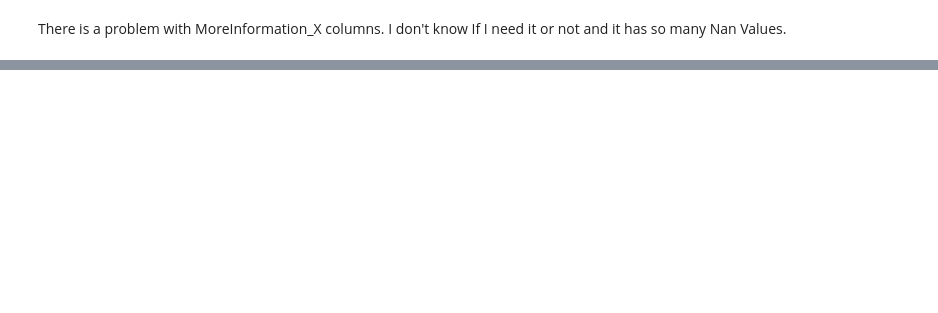
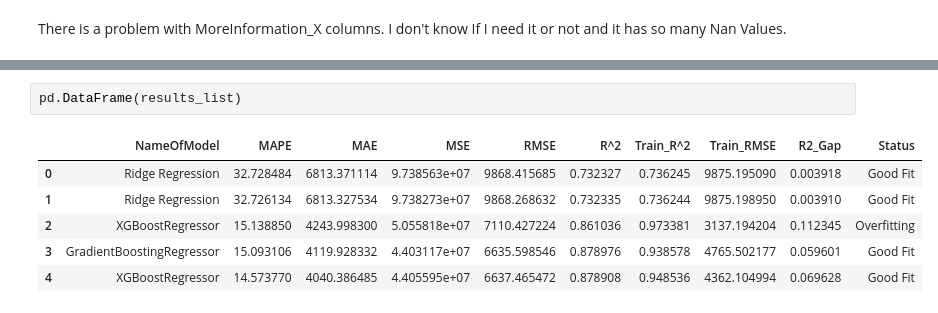
Before and after one commit to MohammadTajamiri/AutoTrader, a Jupyter notebook: Project 1/Model Building.ipynb, the cells around one changed output, grey strips where cells are left out. Drawn from its saved outputs; the diff is of its cells as text; blank space fills up the shorter version.

Commit message:
Update Project 1 notebooks and data

```diff
--- a/Project 1/Model Building.ipynb
+++ b/Project 1/Model Building.ipynb
@@ -285,3 +335,12 @@ results_list.append(returning_Result(y_train, y_train_pred, y_test, y_pred, "XGB
+# %%
+pd.DataFrame(results_list)
+# %% [output]
+|  | NameOfModel | MAPE | MAE | MSE | RMSE | R^2 | Train_R^2 | Train_RMSE | R2_Gap | Status |
+| 0 | Ridge Regression | 32.728484 | 6813.371114 | 9.738563e+07 | 9868.415685 | 0.732327 | 0.736245 | 9875.195090 | 0.003918 | Good Fit |
+| 1 | Ridge Regression | 32.726134 | 6813.327534 | 9.738273e+07 | 9868.268632 | 0.732335 | 0.736244 | 9875.198950 | 0.003910 | Good Fit |
+| 2 | XGBoostRegressor | 15.138850 | 4243.998300 | 5.055818e+07 | 7110.427224 | 0.861036 | 0.973381 | 3137.194204 | 0.112345 | Overfitting |
+| 3 | GradientBoostingRegressor | 15.093106 | 4119.928332 | 4.403117e+07 | 6635.598546 | 0.878976 | 0.938578 | 4765.502177 | 0.059601 | Good Fit |
+| 4 | XGBoostRegressor | 14.573770 | 4040.386485 | 4.405595e+07 | 6637.465472 | 0.878908 | 0.948536 | 4362.104994 | 0.069628 | Good Fit |
 # %%
 importances = pd.DataFrame({
     "feature": X_train.columns,
```
Also changed, not shown: parts of 19 cells of this notebook, 9 other files.
